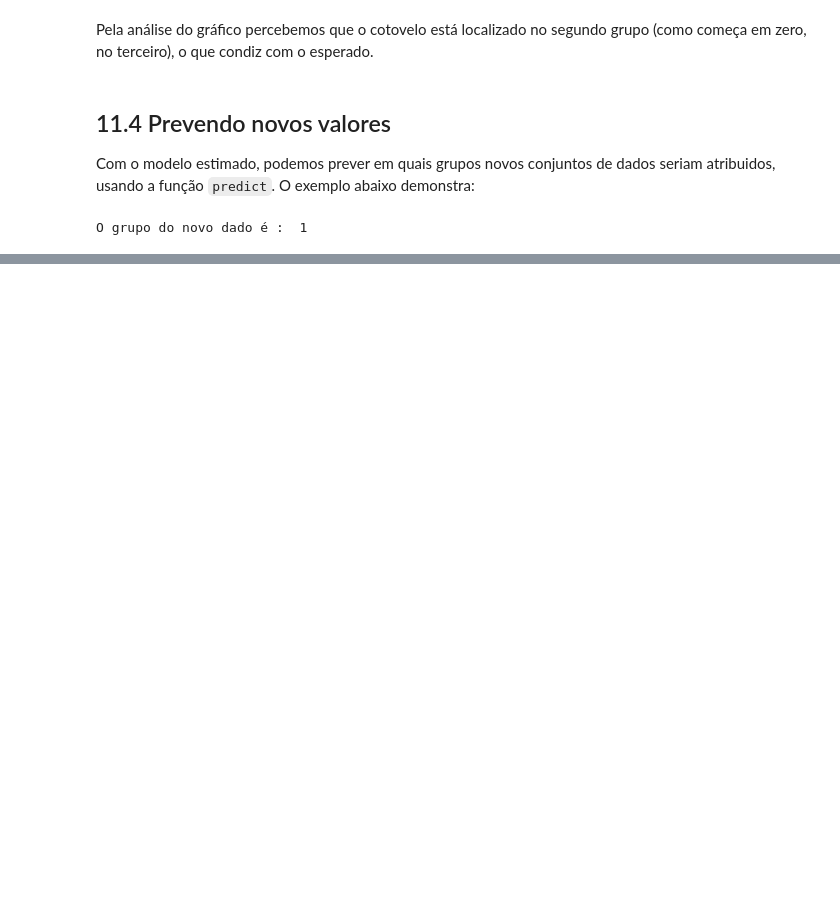
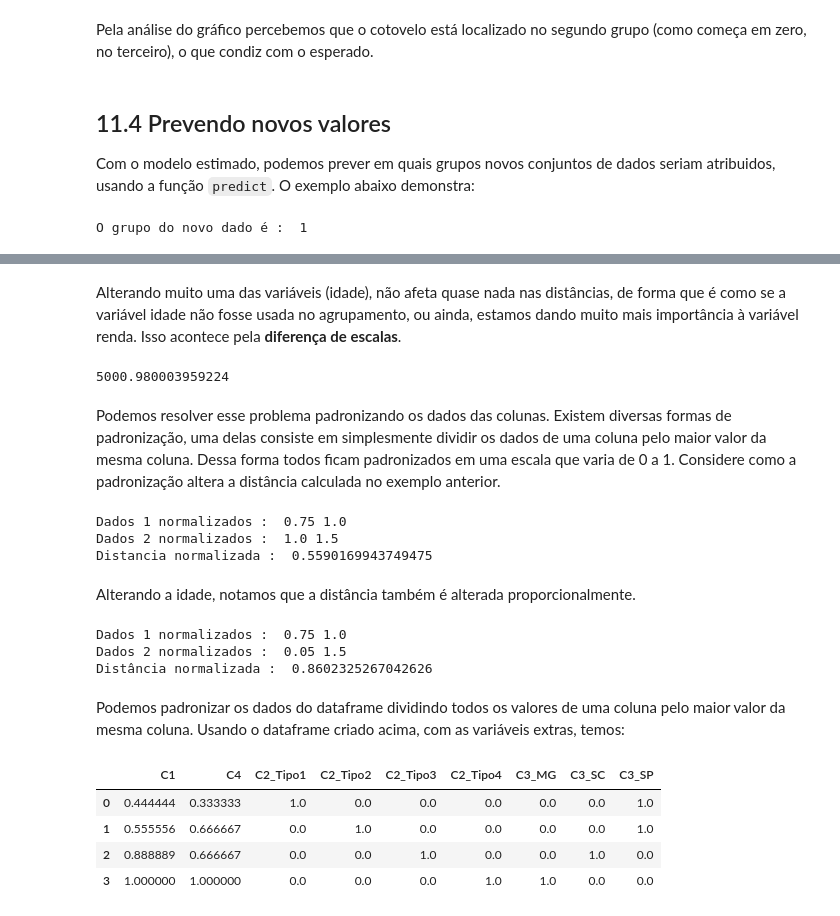
Before and after one commit to alexandrechecoli/alexandrechecoli.github.io, a Jupyter notebook: 2-mindados/AulasNotebook/Aula11 - Agrupamento.ipynb, the cells around one changed output, grey strips where cells are left out. Saved outputs shown, nothing was run; the diff lists cells and outputs as text; code cells hidden in the pictures; blank space fills up the shorter version.

```diff
--- a/2-mindados/AulasNotebook/Aula11 - Agrupamento.ipynb
+++ b/2-mindados/AulasNotebook/Aula11 - Agrupamento.ipynb
@@ -131,0 +187,76 @@ O grupo do novo dado é :  1
+# %% [markdown]
+Alterando muito uma das variáveis (idade), não afeta quase nada nas distâncias, de forma que é como se a variável idade não fosse usada no agrupamento, ou ainda, estamos dando muito mais importância à variável renda. Isso acontece pela **diferença de escalas**.
+# %%
+import math as mt
+
+idade1,renda1 = 100,10000
+idade2,renda2 = 1,15000
+
+dist = mt.sqrt((idade1 - idade2)**2 + (renda1 - renda2)**2 )
+print(dist)
+# %% [output]
+5000.980003959224
+# %% [markdown]
+Podemos resolver esse problema padronizando os dados das colunas. Existem diversas formas de padronização, uma delas consiste em simplesmente dividir os dados de uma coluna pelo maior valor da mesma coluna. Dessa forma todos ficam padronizados em uma escala que varia de 0 a 1. Considere como a padronização altera a distância calculada no exemplo anterior.
+# %%
+import math as mt
+
+idade1,renda1 = 15,10000
+idade2,renda2 = 20,15000
+
+maior_idade = 20
+maior_renda = 10000
+
+# Normalizando os dados
+idade1_norm,renda1_norm = idade1/maior_idade, renda1/maior_renda
+idade2_norm,renda2_norm = idade2/maior_idade, renda2/maior_renda
+
+print("Dados 1 normalizados : ", idade1_norm, renda1_norm)
+print("Dados 2 normalizados : ", idade2_norm, renda2_norm)
+
+dist = mt.sqrt((idade1_norm - idade2_norm)**2 + (renda1_norm - renda2_norm)**2 )
+print("Distancia normalizada : ",dist)
+# %% [output]
+Dados 1 normalizados :  0.75 1.0
+Dados 2 normalizados :  1.0 1.5
+Distancia normalizada :  0.5590169943749475
+# %% [markdown]
+Alterando a idade, notamos que a distância também é alterada proporcionalmente.
+# %%
+import math as mt
+
+idade1,renda1 = 15,10000
+idade2,renda2 = 1,15000
+
+maior_idade = 20
+maior_renda = 10000
+
+# Normalizando os dados
+idade1_pad,renda1_pad = idade1/maior_idade, renda1/maior_renda
+idade2_pad,renda2_pad = idade2/maior_idade, renda2/maior_renda
+
+print("Dados 1 normalizados : ", idade1_pad, renda1_pad)
+print("Dados 2 normalizados : ", idade2_pad, renda2_pad)
+
+dist = mt.sqrt((idade1_pad - idade2_pad)**2 + (renda1_pad - renda2_pad)**2 )
+print("Distância normalizada : ",dist)
+# %% [output]
+Dados 1 normalizados :  0.75 1.0
+Dados 2 normalizados :  0.05 1.5
+Distância normalizada :  0.8602325267042626
+# %% [markdown]
+Podemos padronizar os dados do dataframe dividindo todos os valores de uma coluna pelo maior valor da mesma coluna. Usando o dataframe criado acima, com as variáveis extras, temos:
+# %%
+df_var_extras = pd.get_dummies(df)
+
+# Iterando em cada coluna e substituindo seus valores por eles mesmo divididos pelo máximo da coluna
+for col in df_var_extras.columns:
+    df_var_extras[col] = df_var_extras[col]/df_var_extras[col].max()
+
+df_var_extras
+# %% [output]
+|  | C1 | C4 | C2_Tipo1 | C2_Tipo2 | C2_Tipo3 | C2_Tipo4 | C3_MG | C3_SC | C3_SP |
+| 0 | 0.444444 | 0.333333 | 1.0 | 0.0 | 0.0 | 0.0 | 0.0 | 0.0 | 1.0 |
+| 1 | 0.555556 | 0.666667 | 0.0 | 1.0 | 0.0 | 0.0 | 0.0 | 0.0 | 1.0 |
+| 2 | 0.888889 | 0.666667 | 0.0 | 0.0 | 1.0 | 0.0 | 0.0 | 1.0 | 0.0 |
+| 3 | 1.000000 | 1.000000 | 0.0 | 0.0 | 0.0 | 1.0 | 1.0 | 0.0 | 0.0 |
```
Also changed, not shown: parts of 17 cells of this notebook, 3 other files.
